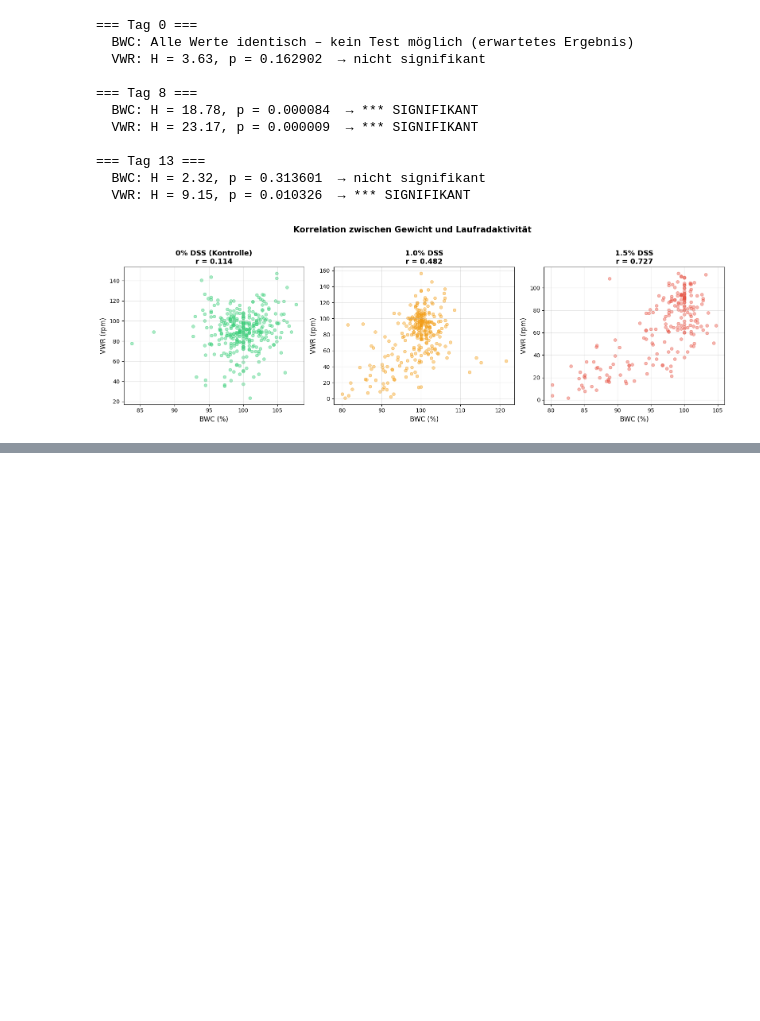
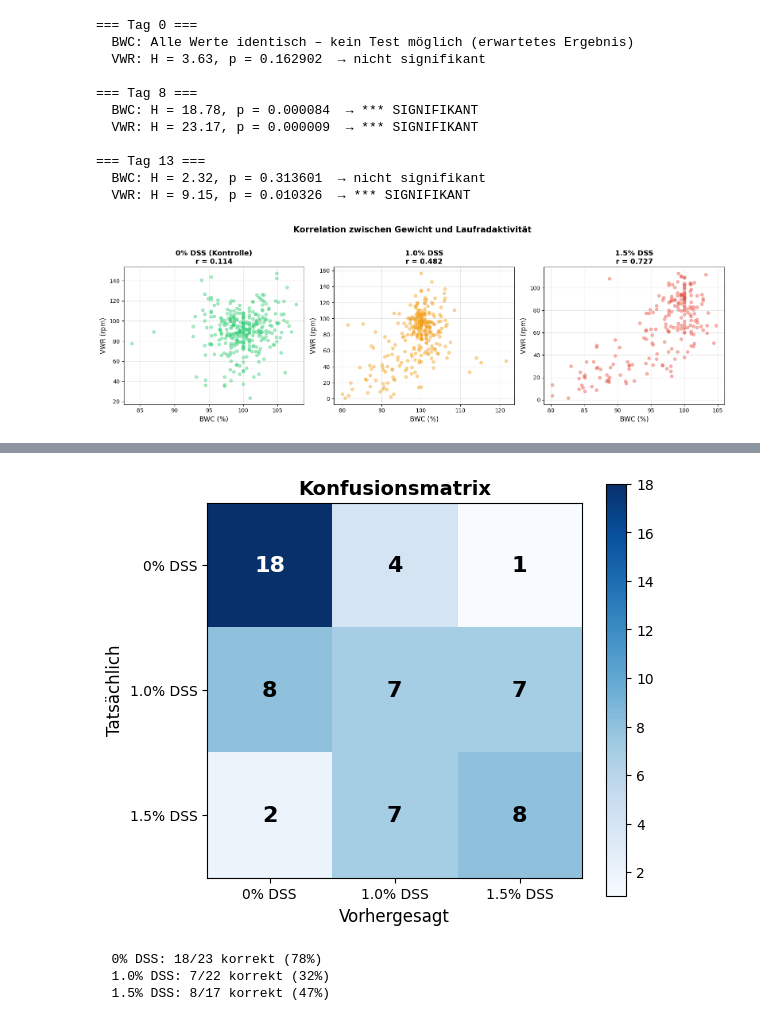
Before and after one commit to sidarkh/Maus-Monitor-ML, a Jupyter notebook: main.ipynb, the cells around one changed output, grey strips where cells are left out. Saved outputs shown, nothing was run; the diff lists cells and outputs as text; code cells hidden in the pictures; blank space fills up the shorter version.

Commit message:
feat: ML-Pipeline - Feature Engineering, Random Forest, Algorithmus-Vergleich (SVM Linear 79%)

```diff
--- a/main.ipynb
+++ b/main.ipynb
@@ -183,0 +267,48 @@ plt.show()
+# %%
+from sklearn.metrics import confusion_matrix
+import itertools
+
+# LOO-Vorhersagen sammeln
+loo = LeaveOneOut()
+y_pred = []
+for train_idx, test_idx in loo.split(X_scaled):
+    model_temp = RandomForestClassifier(n_estimators=100, random_state=42)
+    model_temp.fit(X_scaled[train_idx], y[train_idx])
+    y_pred.append(model_temp.predict(X_scaled[test_idx])[0])
+
+y_pred = np.array(y_pred)
+
+# Konfusionsmatrix
+cm = confusion_matrix(y, y_pred)
+
+fig, ax = plt.subplots(figsize=(6, 5))
+im = ax.imshow(cm, cmap='Blues')
+plt.colorbar(im)
+
+classes = ['0% DSS', '1.0% DSS', '1.5% DSS']
+ax.set_xticks(range(3))
+ax.set_yticks(range(3))
+ax.set_xticklabels(classes)
+ax.set_yticklabels(classes)
+ax.set_xlabel('Vorhergesagt', fontsize=12)
+ax.set_ylabel('Tatsächlich', fontsize=12)
+ax.set_title('Konfusionsmatrix', fontsize=14, fontweight='bold')
+
+for i, j in itertools.product(range(3), range(3)):
+    ax.text(j, i, str(cm[i, j]), ha='center', va='center',
+            fontsize=16, fontweight='bold',
+            color='white' if cm[i, j] > cm.max()/2 else 'black')
+
+plt.tight_layout()
+plt.show()
+
+# Accuracy pro Gruppe
+for i, cls in enumerate(classes):
+    correct = cm[i, i]
+    total = cm[i].sum()
+    print(f"  {cls}: {correct}/{total} korrekt ({correct/total:.0%})")
+# %% [output]
+[figure, added]
+  0% DSS: 18/23 korrekt (78%)
+  1.0% DSS: 7/22 korrekt (32%)
+  1.5% DSS: 8/17 korrekt (47%)
```
Also changed, not shown: parts of 4 cells of this notebook, 1 other file.
